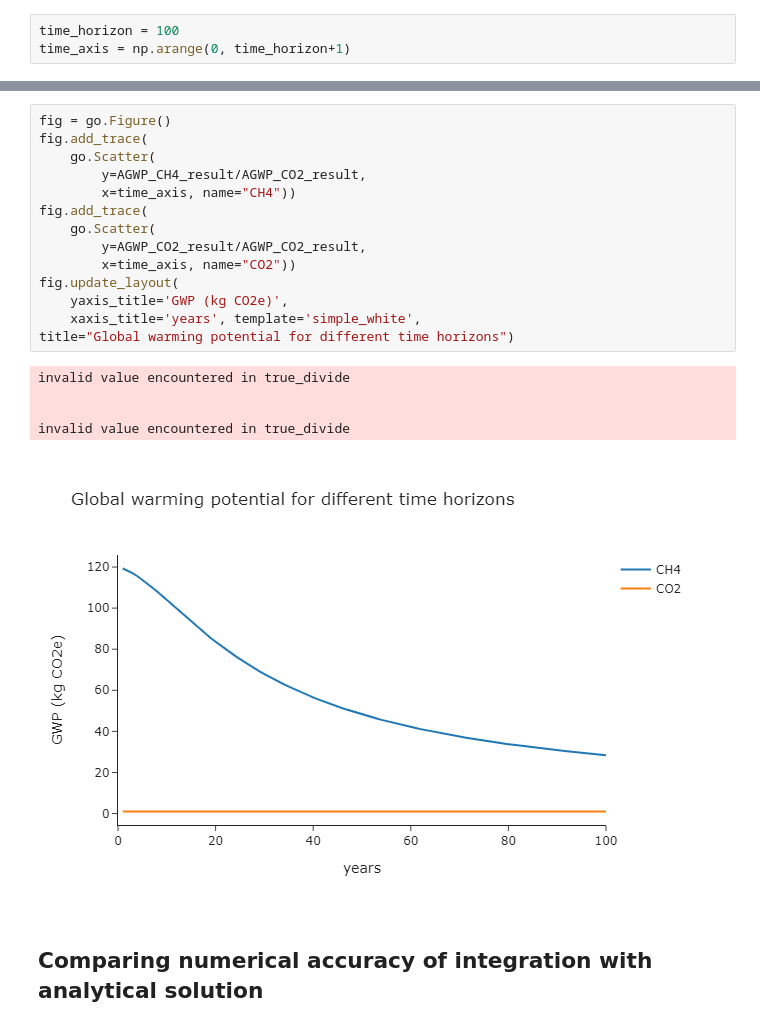
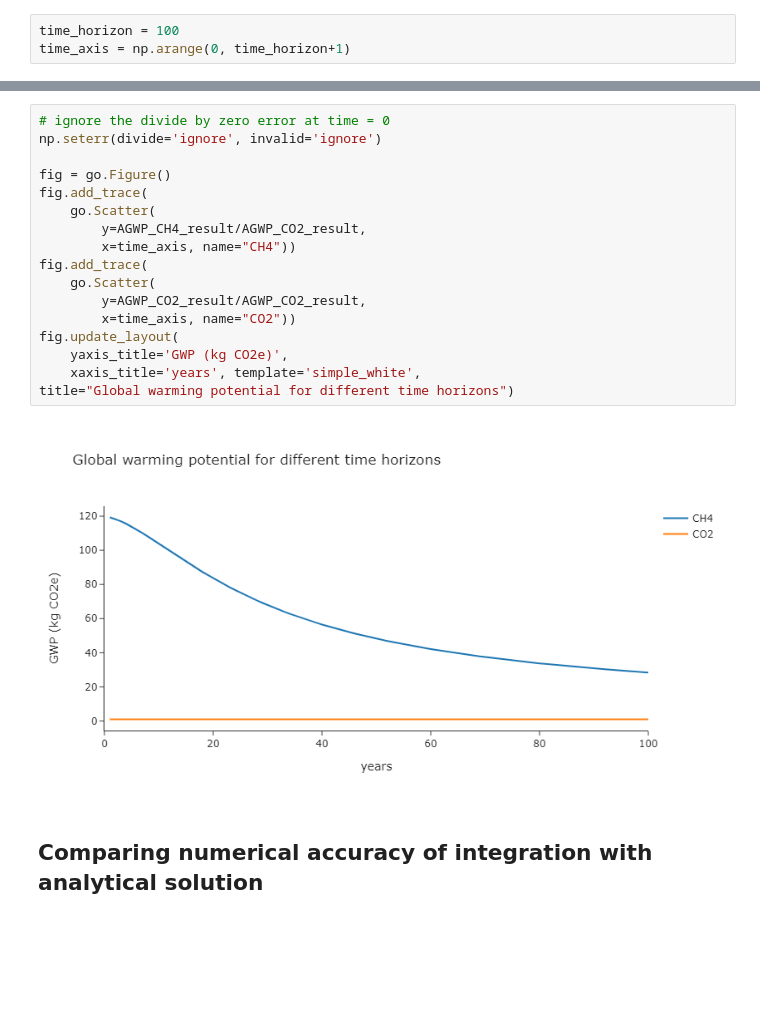
Before and after one commit to BlaneG/forest-carbon, a Jupyter notebook: IPCC_climate_metrics.ipynb, the cells around one changed output, grey strips where cells are left out. Cells and saved outputs as stored; diff of their text form; blank space fills up the shorter version.

Commit message:
silence zero divide error

```diff
--- a/IPCC_climate_metrics.ipynb
+++ b/IPCC_climate_metrics.ipynb
@@ -49,23 +49,22 @@ title="Absolute global warming potential for different time horizons")
 # %%
+# ignore the divide by zero error at time = 0
+np.seterr(divide='ignore', invalid='ignore')
+
 fig = go.Figure()
 fig.add_trace(
     go.Scatter(
         y=AGWP_CH4_result/AGWP_CO2_result,
         x=time_axis, name="CH4"))
 fig.add_trace(
     go.Scatter(
         y=AGWP_CO2_result/AGWP_CO2_result,
         x=time_axis, name="CO2"))
 fig.update_layout(
     yaxis_title='GWP (kg CO2e)',
     xaxis_title='years', template='simple_white',
 title="Global warming potential for different time horizons")
 # %% [output]
-invalid value encountered in true_divide
-
-
-invalid value encountered in true_divide
-[figure, old version]
+[figure, new version]
 # %% [markdown]
 ## Comparing numerical accuracy of integration with analytical solution
 # %%
```
Also changed, not shown: parts of 2 cells of this notebook.
